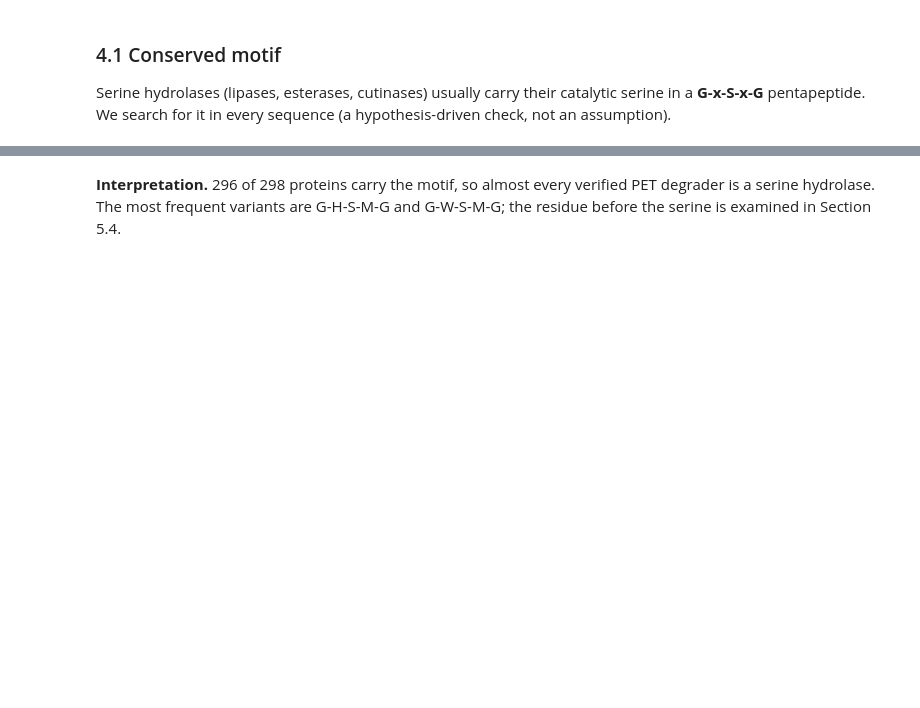
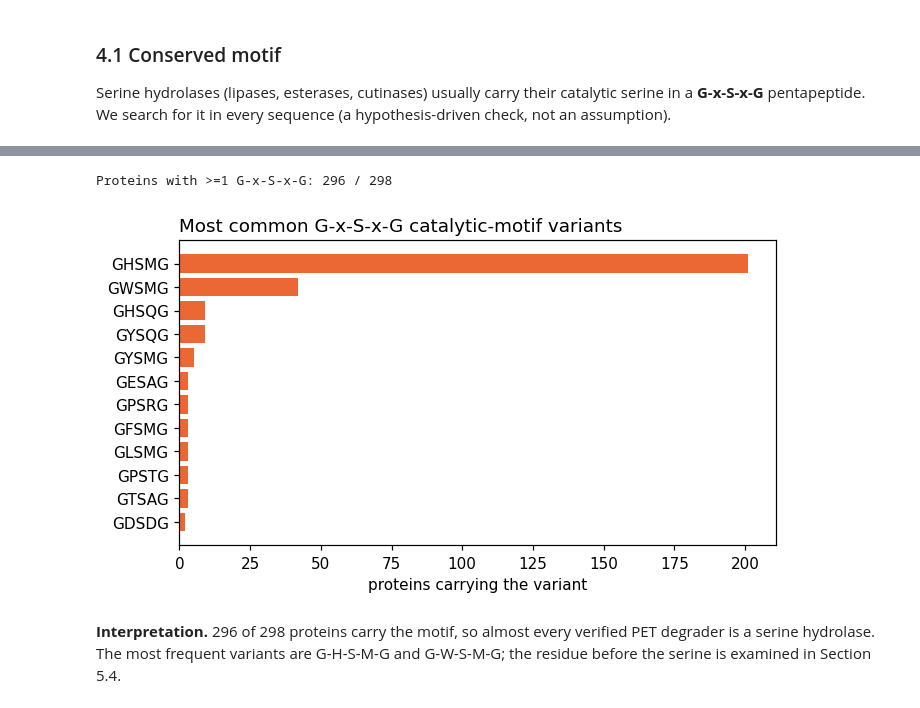
Before and after one commit to misskanyi/Bioinformatics-Group-Project, a Jupyter notebook: notebooks/pet_enzyme_explorer.ipynb, the cells around one changed output, grey strips where cells are left out. Drawn from its saved outputs; the diff is of its cells as text; code cells hidden in the pictures; blank space fills up the shorter version.

```diff
--- a/notebooks/pet_enzyme_explorer.ipynb
+++ b/notebooks/pet_enzyme_explorer.ipynb
@@ -239,3 +367,15 @@ Proteins with >=1 G-x-S-x-G: 296 / 298
+# %%
+# EDA plot 3: which G-x-S-x-G variants occur, and in how many proteins
+print("Proteins with >=1 G-x-S-x-G:", int((feats.gxsxg_count > 0).sum()), "/", len(feats))
+variants = (feats.gxsxg_variants.fillna("").str.split("; ").explode().loc[lambda s: s != ""]
+            .value_counts().head(12))
+f, ax = plt.subplots(figsize=(7, 3.6))
+ax.barh(variants.index[::-1], variants.values[::-1], color="#eb6834")
+ax.set_xlabel("proteins carrying the variant"); ax.set_title("Most common G-x-S-x-G catalytic-motif variants", loc="left")
+show(f)
+# %% [output]
+Proteins with >=1 G-x-S-x-G: 296 / 298
+[figure, added]
 # %% [markdown]
 **Interpretation.** 296 of 298 proteins carry the motif, so almost every verified PET degrader is a serine hydrolase.
 The most frequent variants are G-H-S-M-G and G-W-S-M-G; the residue before the serine is examined in Section 5.4.
```
Also changed, not shown: parts of 35 cells of this notebook, 3 other files.
